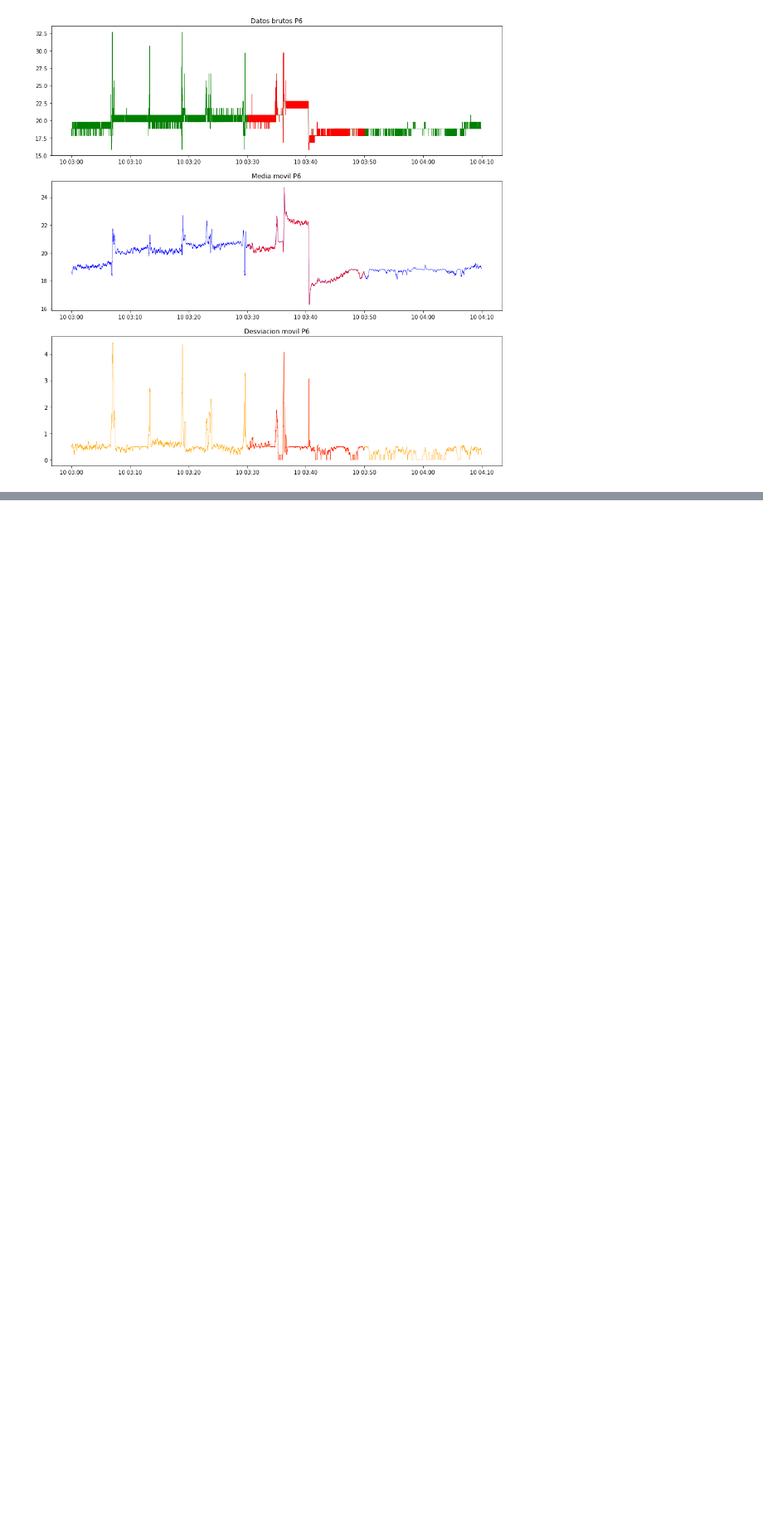
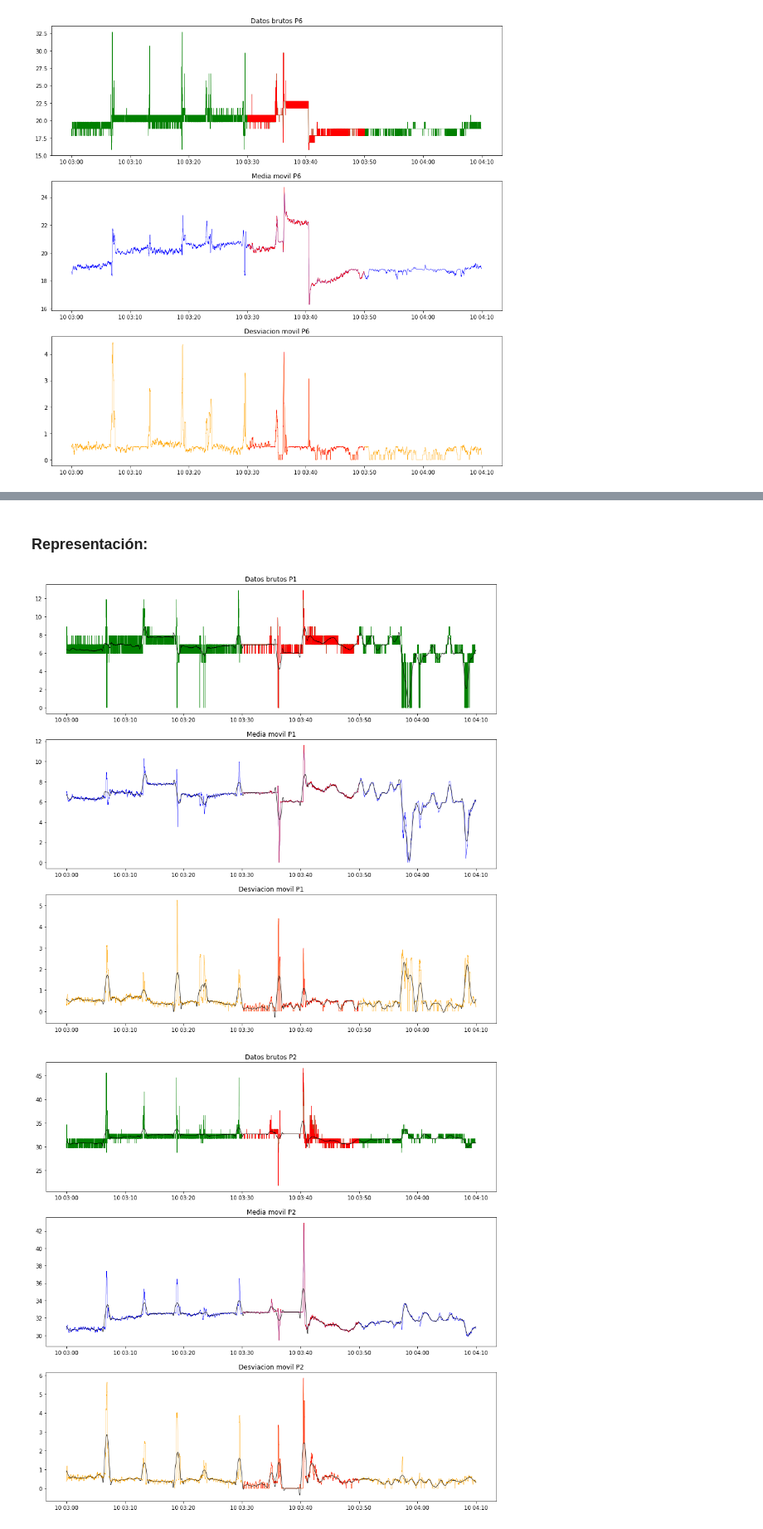
Before and after one commit to aliciaolivaresgil/TFG-SmartBeds, a Jupyter notebook: src/Representacion Ataque.ipynb, the cells around one changed output, grey strips where cells are left out. Shown at 83% size. Saved outputs shown, nothing was run; the diff lists cells and outputs as text; code cells hidden in the pictures; blank space fills up the shorter version.

Commit message:
Filtrado de las señales #17

```diff
--- a/src/Representacion Ataque.ipynb
+++ b/src/Representacion Ataque.ipynb
@@ -123,0 +149,16 @@ for i in range(1,7):
+# %%
+from scipy.signal import savgol_filter
+
+datosMediasFiltrados_array = []
+datosVarianzasFiltrados_array = []
+
+datosEstadisticosFiltrados = datosEstadisticosAtaque.copy()
+
+for i in range(1,13):
+    datosMediasFiltrados_array = savgol_filter(datosEstadisticosAtaque['P'+str(i)+' mean'], 205, 2)
+    datosVarianzasFiltrados_array = savgol_filter(datosEstadisticosAtaque['P'+str(i)+' std'], 205, 2)
+
+    datosEstadisticosFiltrados['P'+str(i)+' mean'] = datosMediasFiltrados_array[:]
+    datosEstadisticosFiltrados['P'+str(i)+' std'] = datosVarianzasFiltrados_array[:]
+
+datosEstadisticosFiltrados.head()
@@ -123,0 +173,38 @@ for i in range(1,7):
+# %% [markdown]
+### Representación:
+# %%
+for i in range(1,7):
+    nombre_col = 'P'+str(i)
+    nombre_col_mean = nombre_col+' mean'
+    nombre_col_std = nombre_col+' std'
+    dato = np.transpose(datosAtaque[nombre_col])
+    dato_mean = np.transpose(datosEstadisticosAtaque[nombre_col_mean])
+    dato_std = np.transpose(datosEstadisticosAtaque[nombre_col_std])
+
+    datoFiltrado = np.transpose(datosFiltrados[nombre_col])
+    datoFiltrado_mean = np.transpose(datosEstadisticosFiltrados[nombre_col_mean])
+    datoFiltrado_std = np.transpose(datosEstadisticosFiltrados[nombre_col_std])
+
+    dato_true = np.transpose(datosTargetTrue[nombre_col])
+    dato_mean_true = np.transpose(datosEstadisticosTargetTrue[nombre_col_mean])
+    dato_std_true = np.transpose(datosEstadisticosTargetTrue[nombre_col_std])
+
+    plt.figure(figsize=(15,15))
+    plt.subplot(311)
+    plt.plot(date_time, dato, linewidth=lw, c='g')
+    plt.plot(date_time_true, dato_true, linewidth=lw, c='r' )
+    plt.plot(date_time, datoFiltrado, linewidth = lw+0.2, c='black')
+    plt.title("Datos brutos "+nombre_col)
+    plt.subplot(312)
+    plt.plot(date_time_mean, dato_mean, linewidth=lw, c='b')
+    plt.plot(date_time_mean_true, dato_mean_true, linewidth=lw, c='r')
+    plt.plot(date_time_mean, datoFiltrado_mean, linewidth= lw+0.2, c='black')
+    plt.title("Media movil "+nombre_col)
+    plt.subplot(313)
+    plt.plot(date_time_mean, dato_std, linewidth=lw, c='orange')
+    plt.plot(date_time_mean_true, dato_std_true, linewidth = lw, c='r')
+    plt.plot(date_time_mean, datoFiltrado_std, linewidth =lw+0.2, c='black')
+    plt.title("Desviacion movil "+nombre_col)
+# %% [output]
+[figure, added]
+[figure, added]
```
Also changed, not shown: parts of 6 cells of this notebook, 2 other files.
